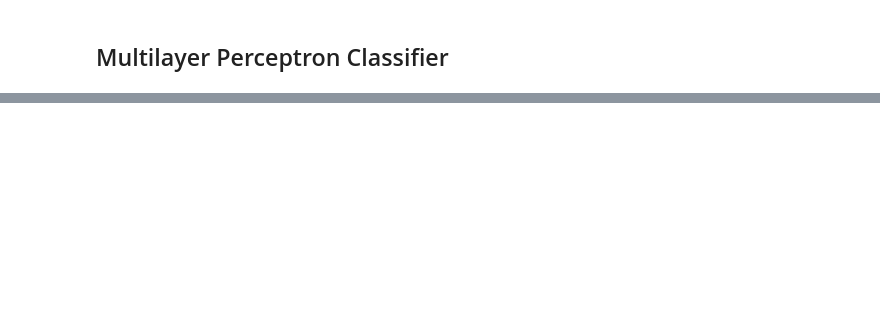
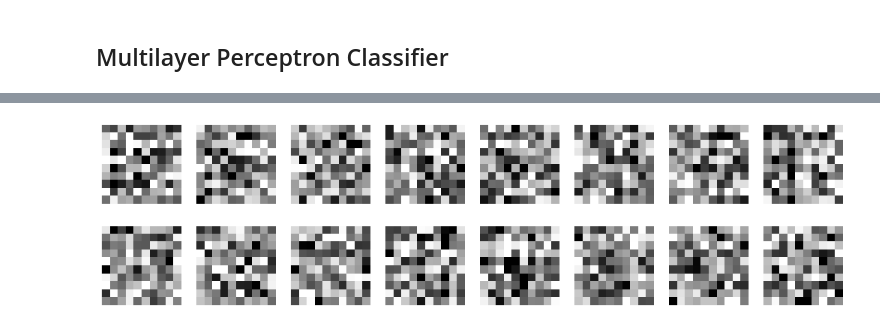
Before and after one commit to olekscode/UkrainianOCR, a Jupyter notebook: examples/Learning.ipynb, the cells around one changed output, grey strips where cells are left out. Saved outputs shown, nothing was run; the diff lists cells and outputs as text; code cells hidden in the pictures; blank space fills up the shorter version.

```diff
--- a/examples/Learning.ipynb
+++ b/examples/Learning.ipynb
@@ -144,0 +271,5 @@ accuracy_score(y_test, y_pred)
+# %%
+# Visualizing the rows of a weight matrix between layer1 and layer2
+show_weights(clf, layer=1)
+# %% [output]
+[figure, added]
```
Also changed, not shown: parts of 45 cells of this notebook.
